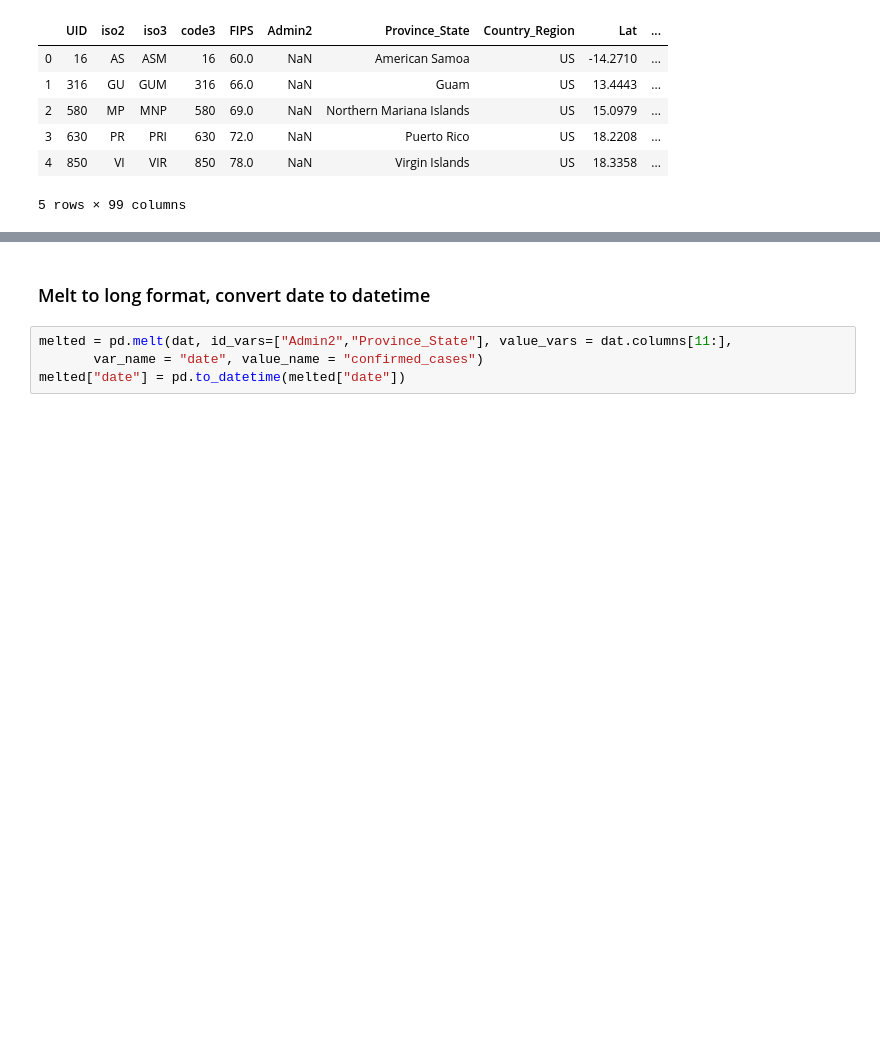
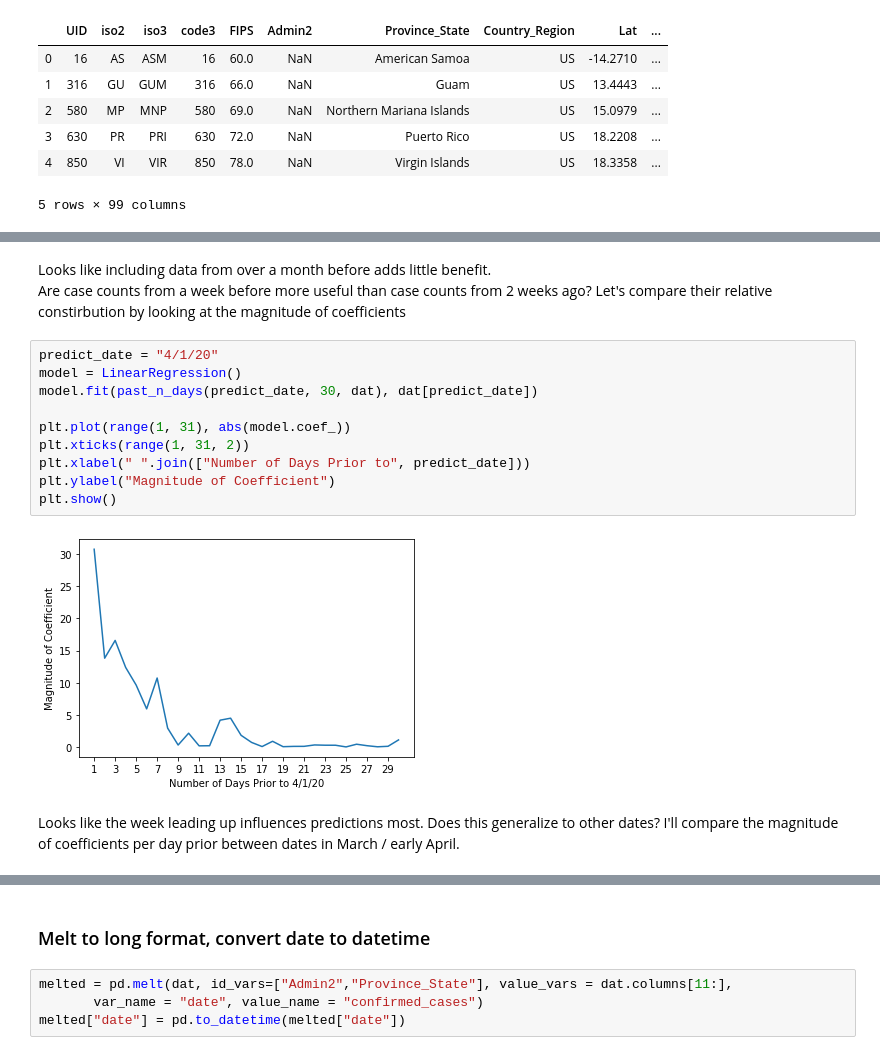
Before and after one commit to kvah/ds100covid19, a Jupyter notebook: pca.ipynb, the cells around one changed output, grey strips where cells are left out. Saved outputs shown, nothing was run; the diff lists cells and outputs as text; blank space fills up the shorter version.

```diff
--- a/pca.ipynb
+++ b/pca.ipynb
@@ -18,0 +63,18 @@ dat.head()
+# %% [markdown]
+Looks like including data from over a month before adds little benefit.
+Are case counts from a week before more useful than case counts from 2 weeks ago?
+Let's compare their relative constirbution by looking at the magnitude of coefficients
+# %%
+predict_date = "4/1/20"
+model = LinearRegression()
+model.fit(past_n_days(predict_date, 30, dat), dat[predict_date])
+
+plt.plot(range(1, 31), abs(model.coef_))
+plt.xticks(range(1, 31, 2))
+plt.xlabel(" ".join(["Number of Days Prior to", predict_date]))
+plt.ylabel("Magnitude of Coefficient")
+plt.show()
+# %% [output]
+[figure, added]
+# %% [markdown]
+Looks like the week leading up influences predictions most. Does this generalize to other dates? I'll compare the magnitude of coefficients per day prior between dates in March / early April.
```
Also changed, not shown: parts of 19 cells of this notebook.
